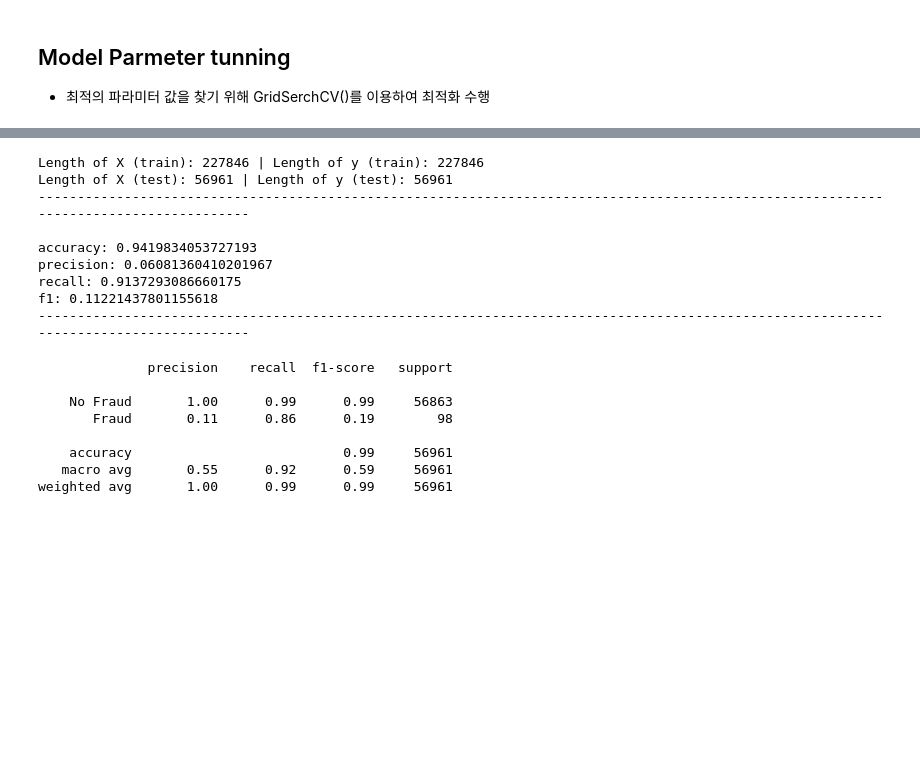
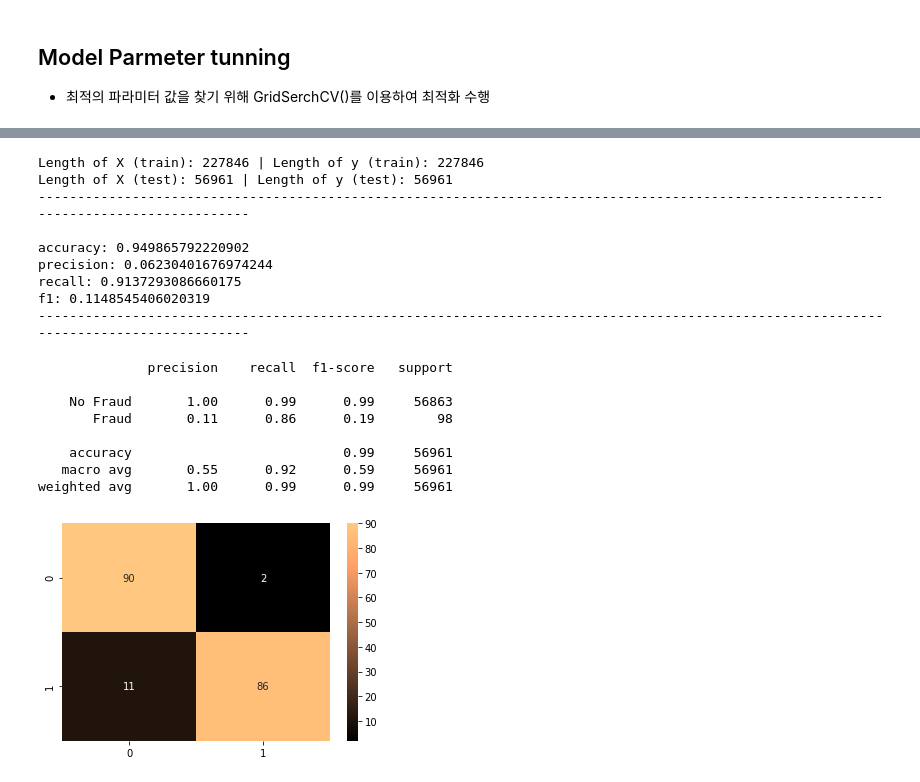
Before and after one commit to alexjeong11/credit-card-fraud-detection, a Jupyter notebook: project_jch_save.ipynb, the cells around one changed output, grey strips where cells are left out. Cells and saved outputs as stored; diff of their text form; code cells hidden in the pictures; blank space fills up the shorter version.

```diff
--- a/project_jch_save.ipynb
+++ b/project_jch_save.ipynb
@@ -844,8 +913,8 @@ f1_lst = []
 auc_lst = []
 
 # Classifier with optimal parameters
-# log_reg_sm = grid_log_reg.best_estimator_
-log_reg_sm = LogisticRegression()
+log_reg_sm = grid_log_reg.best_estimator_
+#log_reg_sm = LogisticRegression()
 
 log_reg_params = {"penalty": ['l1', 'l2'], 'C': [0.001, 0.01, 0.1, 1, 10, 100, 1000]}
 
@@ -880,10 +949,10 @@ Length of X (train): 227846 | Length of y (train): 227846
 Length of X (test): 56961 | Length of y (test): 56961
 ---------------------------------------------------------------------------------------------------------------------------------------
 
-accuracy: 0.9419834053727193
-precision: 0.06081360410201967
+accuracy: 0.949865792220902
+precision: 0.06230401676974244
 recall: 0.9137293086660175
-f1: 0.11221437801155618
+f1: 0.1148545406020319
 ---------------------------------------------------------------------------------------------------------------------------------------
 # %%
 labels = ['No Fraud', 'Fraud']
@@ -898,3 +967,15 @@ print(classification_report(original_ytest, smote_prediction, target_names=label
     accuracy                           0.99     56961
    macro avg       0.55      0.92      0.59     56961
 weighted avg       1.00      0.99      0.99     56961
+# %%
+from sklearn.metrics import confusion_matrix
+
+prediction = best_est.predict(X_test)
+
+log_reg = confusion_matrix(y_test, prediction)
+
+sns.heatmap(log_reg, annot=True, cmap=plt.cm.copper)
+
+plt.show()
+# %% [output]
+[figure, added]
```
Also changed, not shown: parts of 18 cells of this notebook.
